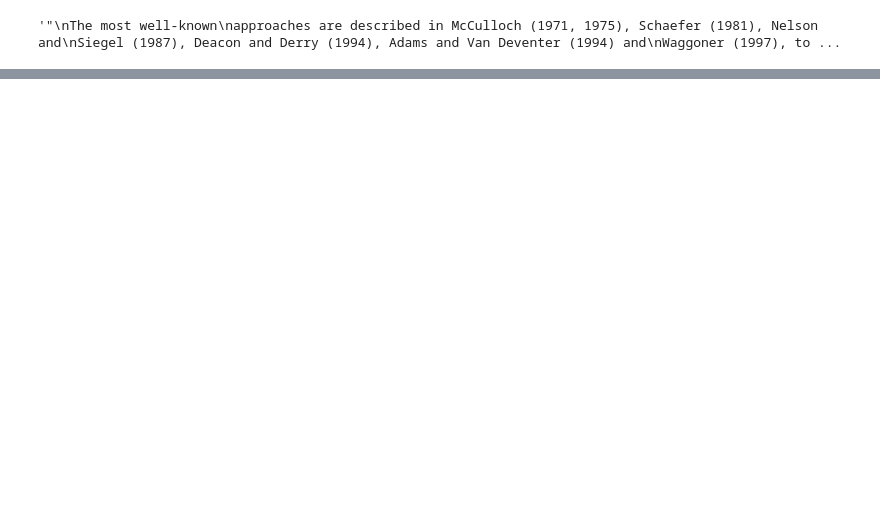
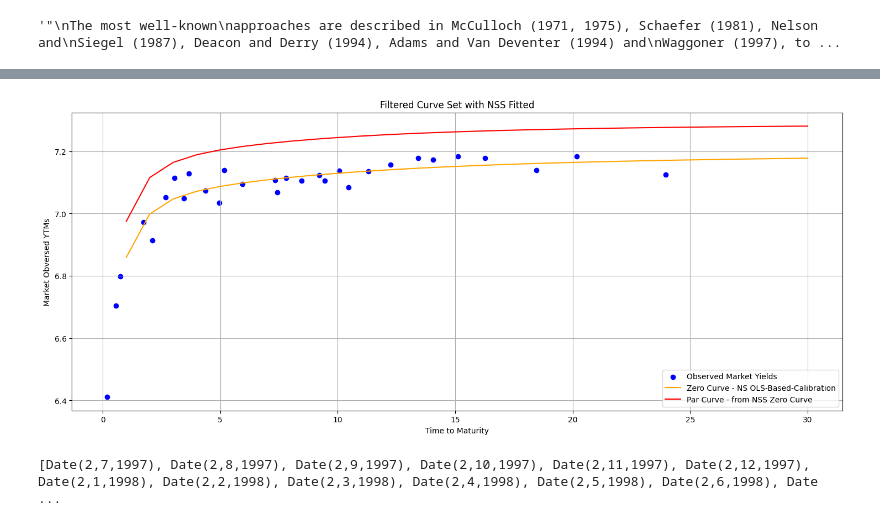
Before and after one commit to cleeclee123/Curvy-CUSIPs, a Jupyter notebook: examples/CMI_Gilts_Ex.ipynb, the cells around one changed output, grey strips where cells are left out. Drawn from its saved outputs; the diff is of its cells as text; code cells hidden in the pictures; blank space fills up the shorter version.

```diff
--- a/examples/CMI_Gilts_Ex.ipynb
+++ b/examples/CMI_Gilts_Ex.ipynb
@@ -91 +101,48 @@ df
+# %%
+def par_bond_equation(c, maturity, zero_curve_func):
+    discounted_cash_flows = sum(
+        (c / 2) * np.exp(-(zero_curve_func(t) / 100) * t)
+        for t in np.arange(0.5, maturity + 0.5, 0.5)
+    )
+    final_payment = 100 * np.exp(-(zero_curve_func(maturity) / 100) * maturity)
+    return discounted_cash_flows + final_payment - 100
+
+
+def par_curve_func(tenor, zero_curve_func):
+    init_guess = 6
+    return newton(par_bond_equation, x0=init_guess, args=(tenor, zero_curve_func))
+# %%
+ttm = (df["Maturity"] - as_of_date).dt.days / 365
+plt.figure(figsize=(18, 7))
+plt.scatter(
+    ttm,
+    df["GRY"],
+    color="blue",
+    label="Observed Market Yields",
+)
+# plt.scatter(
+#     ttm,
+#     df["Theo GRY"],
+#     color="red",
+#     label="Theo Market Yields",
+# )
+
+ttm_ls = np.linspace(1, 30, 30)
+
+filtered_curve_set_nss_func, status_nss, _ = calibrate_nss_ols(
+    ttm.to_numpy(),
+    df["GRY"].to_numpy(),
+)
+plt.plot(ttm_ls, filtered_curve_set_nss_func(ttm_ls), color="orange", label="Zero Curve - NS OLS-Based-Calibration")
+
+plt.plot(ttm_ls, [par_curve_func(t, filtered_curve_set_nss_func) for t in ttm_ls], color="red", label="Par Curve - from NSS Zero Curve")
+
+plt.xlabel("Time to Maturity")
+plt.ylabel("Market Obversed YTMs")
+plt.title("Filtered Curve Set with NSS Fitted")
+plt.legend()
+plt.grid(True)
+plt.show()
+# %% [output]
+[figure, added]
 # %%
@@ -145,13 +202,14 @@ fittedBondCurveMethods = {
     for label, method in fittingMethods.items()
 }
 # %%
-method = "CubicBSplinesFitting"
+method = "SvenssonFitting"
 curve = fittedBondCurveMethods.get(method)
 curve.enableExtrapolation()
 
 dates = [
-    bondSettlementDate + ql.Period(i, ql.Days) for i in range(0, 12 * 30 * 30, 1)
+    bondSettlementDate + ql.Period(i, ql.Months) for i in range(0, 12 * 20, 1)
 ]
+print(dates)
 
 ttm = [(ql.Date.to_date(d) - ql.Date.to_date(bondSettlementDate)).days / 365 for d in dates]
 eq_zero_rates = []
@@ -161,16 +219,8 @@ for d in dates:
     eq_rate = zero_rate.equivalentRate(
         dc, ql.Continuous, ql.NoFrequency, bondSettlementDate, d
     ).rate()
-    eq_zero_rates.append(eq_rate * 100)
-eq_zero_rates[0] = 5.31
+    eq_zero_rates.append(eq_rate)
 
-li_eq_zero_rates_func = scipy.interpolate.interp1d(
-    ttm,
-    eq_zero_rates,
-    axis=0,
-    kind="linear",
-    fill_value='extrapolate'
-)
 
 fig = go.Figure()
 
@@ -217,3 +267,5 @@ fig.update_xaxes(
 fig.update_yaxes(showgrid=True, showspikes=True, spikecolor="white", spikethickness=1)
 
 fig.show()
+# %% [output]
+[Date(2,7,1997), Date(2,8,1997), Date(2,9,1997), Date(2,10,1997), Date(2,11,1997), Date(2,12,1997), Date(2,1,1998), Date(2,2,1998), Date(2,3,1998), Date(2,4,1998), Date(2,5,1998), Date(2,6,1998), Date ...
```
Also changed, not shown: parts of 3 cells of this notebook, 5 other files.
